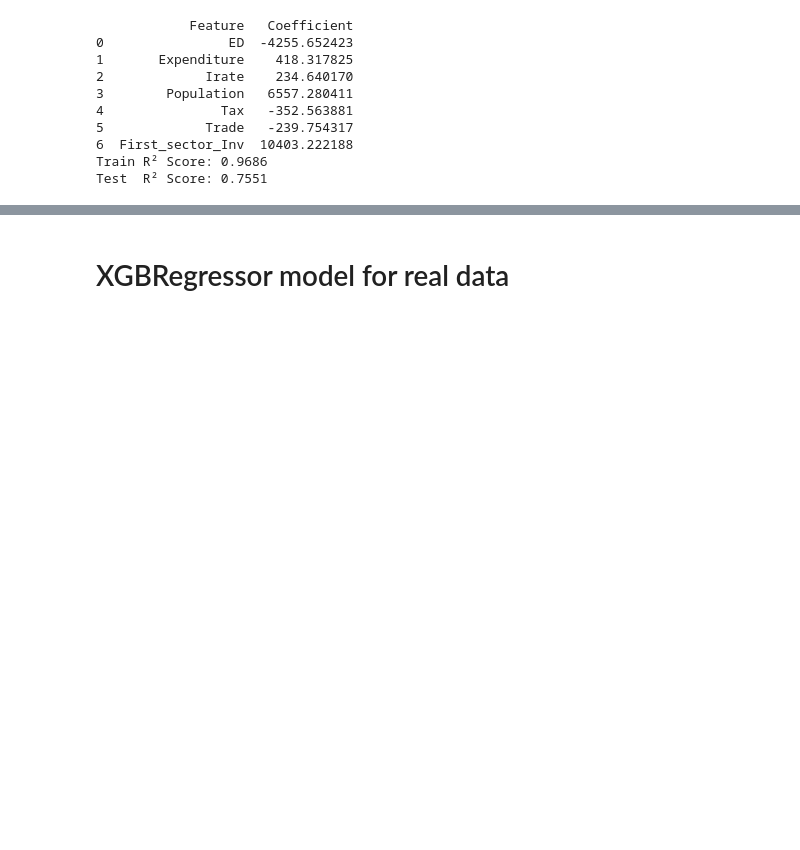
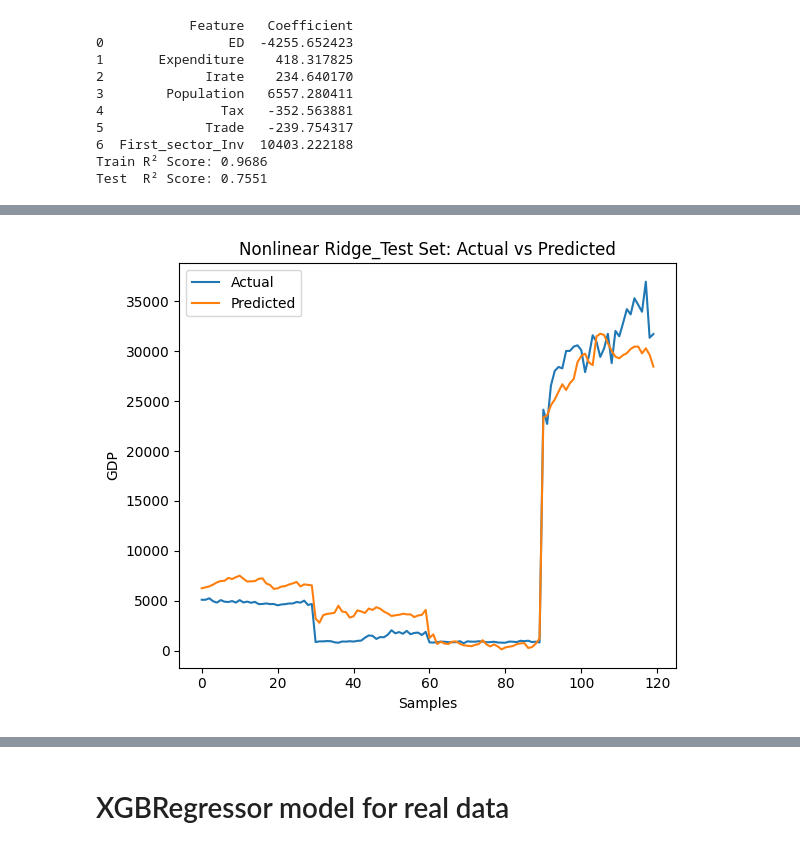
Before and after one commit to Hossein-John/GDP-Model, a Jupyter notebook: Sectoral/Implementation/Coefficients/Global model/Code.ipynb, the cells around one changed output, grey strips where cells are left out. Saved outputs shown, nothing was run; the diff lists cells and outputs as text; code cells hidden in the pictures; blank space fills up the shorter version.

```diff
--- a/Sectoral/Implementation/Coefficients/Global model/Code.ipynb
+++ b/Sectoral/Implementation/Coefficients/Global model/Code.ipynb
@@ -107,0 +178,15 @@ plt.show()
+# %%
+y_test_pred_poly = model_poly.predict(X_test_poly)
+
+plt.figure(figsize=(6, 5))
+plt.plot(y_test.values, label='Actual')
+plt.plot(y_test_pred_poly, label='Predicted')
+plt.title('Nonlinear Ridge_Test Set: Actual vs Predicted')
+plt.xlabel('Samples')
+plt.ylabel('GDP')
+plt.legend()
+plt.tight_layout()
+plt.savefig('Nonlinear_Ridge_test_prediction_plot.png', dpi=300)
+plt.show()
+# %% [output]
+[figure, added]
```
Also changed, not shown: parts of 44 cells of this notebook, 6 other files.
